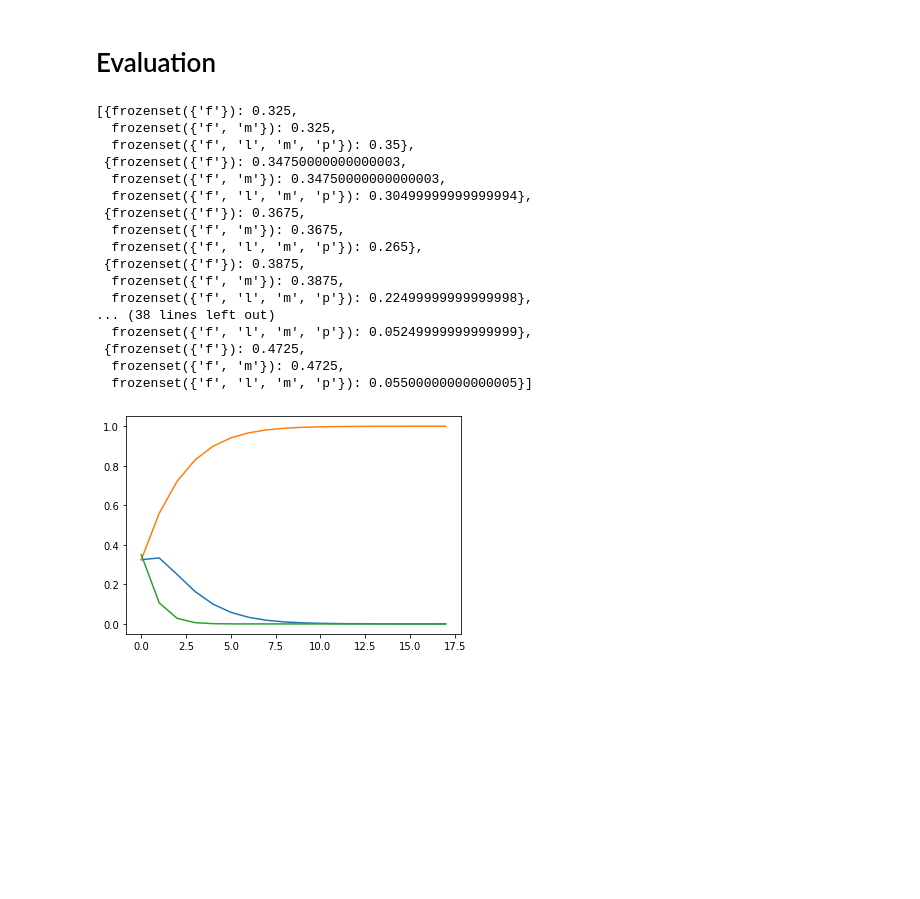
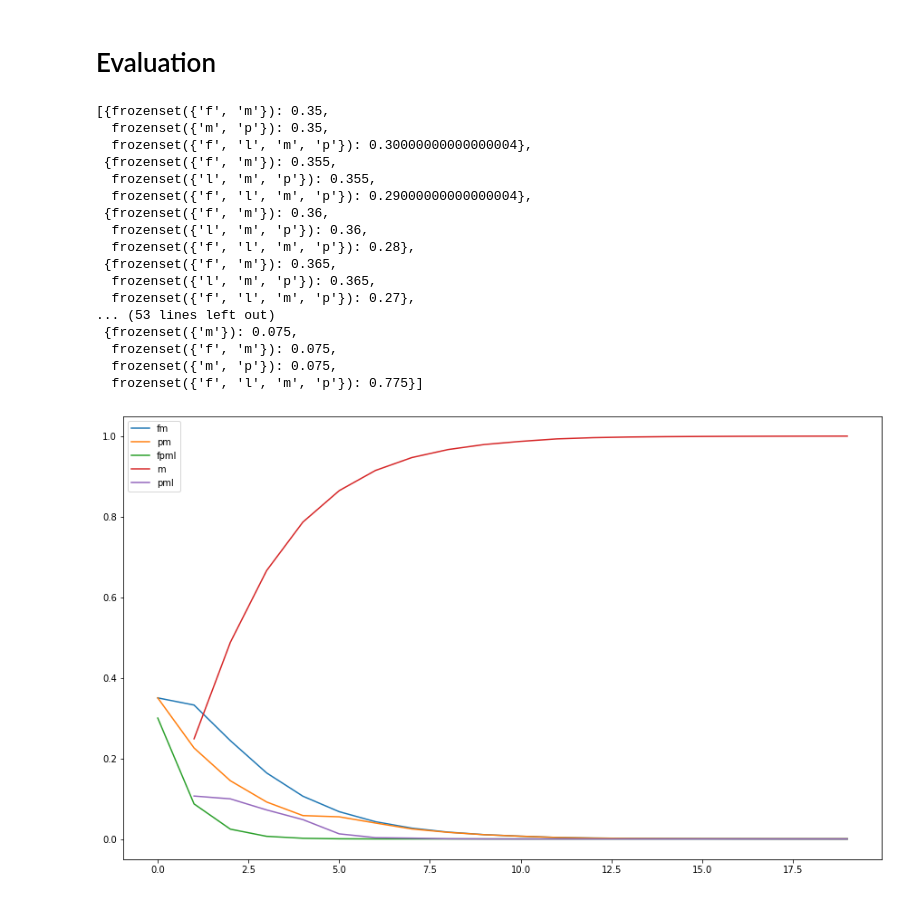
Before and after one commit to lucastanger/ai_evidence_theory, a Jupyter notebook: vehicle_classification.ipynb, the cells around one changed output. Saved outputs shown, nothing was run; the diff lists cells and outputs as text; code cells hidden in the pictures; blank space fills up the shorter version.

Commit message:
:zap: FEAT: add graph

```diff
--- a/vehicle_classification.ipynb
+++ b/vehicle_classification.ipynb
@@ -177,7 +177,7 @@ old_dist = 0
 # Storage of all mass functions
 mass_functions = []
 # Select the dataset
-dataset_number = 4 #@param ["0", "1", "2", "3", "4", "5"] {type:"raw"}
+dataset_number = 2 #@param ["0", "1", "2", "3", "4", "5"] {type:"raw"}
 
 for row in dfs[dataset_number].iloc:
   # Omega, which is calculated using the measurement limits
@@ -358,23 +364,23 @@ import seaborn as sns
 # %%
 mass_functions
 # %% [output]
-[{frozenset({'f'}): 0.325,
-  frozenset({'f', 'm'}): 0.325,
-  frozenset({'f', 'l', 'm', 'p'}): 0.35},
- {frozenset({'f'}): 0.34750000000000003,
-  frozenset({'f', 'm'}): 0.34750000000000003,
-  frozenset({'f', 'l', 'm', 'p'}): 0.30499999999999994},
- {frozenset({'f'}): 0.3675,
-  frozenset({'f', 'm'}): 0.3675,
-  frozenset({'f', 'l', 'm', 'p'}): 0.265},
- {frozenset({'f'}): 0.3875,
-  frozenset({'f', 'm'}): 0.3875,
-  frozenset({'f', 'l', 'm', 'p'}): 0.22499999999999998},
-... (38 lines left out)
-  frozenset({'f', 'l', 'm', 'p'}): 0.05249999999999999},
- {frozenset({'f'}): 0.4725,
-  frozenset({'f', 'm'}): 0.4725,
-  frozenset({'f', 'l', 'm', 'p'}): 0.05500000000000005}]
+[{frozenset({'f', 'm'}): 0.35,
+  frozenset({'m', 'p'}): 0.35,
+  frozenset({'f', 'l', 'm', 'p'}): 0.30000000000000004},
+ {frozenset({'f', 'm'}): 0.355,
+  frozenset({'l', 'm', 'p'}): 0.355,
+  frozenset({'f', 'l', 'm', 'p'}): 0.29000000000000004},
+ {frozenset({'f', 'm'}): 0.36,
+  frozenset({'l', 'm', 'p'}): 0.36,
+  frozenset({'f', 'l', 'm', 'p'}): 0.28},
+ {frozenset({'f', 'm'}): 0.365,
+  frozenset({'l', 'm', 'p'}): 0.365,
+  frozenset({'f', 'l', 'm', 'p'}): 0.27},
+... (53 lines left out)
+ {frozenset({'m'}): 0.075,
+  frozenset({'f', 'm'}): 0.075,
+  frozenset({'m', 'p'}): 0.075,
+  frozenset({'f', 'l', 'm', 'p'}): 0.775}]
 # %%
 def append_value(dict_obj, key, value):
     # Check if key exist in dict or not
@@ -390,22 +396,30 @@ def append_value(dict_obj, key, value):
         # As key is not in dict,
         # so, add key-value pair
         dict_obj[key] = [value]
+# %%
+def correct_data(dict_obj):
+  max_key = max(dict_obj, key= lambda x: len(set(dict_obj[x])))
+  for key, value in dict_obj.items():
+    missing_values = len(dict_obj[max_key])-len(value)
+    for _ in range(missing_values):
+      dict_obj[key].insert(0, None)
+  return dict_obj
 # %%
 dic = {}
 
 for mf in dempster_list:
   for i in mf:
     val = mf[i]
     key = ''.join(list(i))
     # dic[key] = [val]
     append_value(dic, key, val)
 
+dic = correct_data(dic)
 d = pd.DataFrame(dic)
 
-# dic
-
-d
-
-ax = plt.plot(d)
+plt.figure(figsize=(15,9))
+plt.plot(d)
+plt.legend(d)
+plt.show()
 # %% [output]
-[figure, old version]
+[figure, new version]
```
Also changed, not shown: parts of 8 cells of this notebook.
